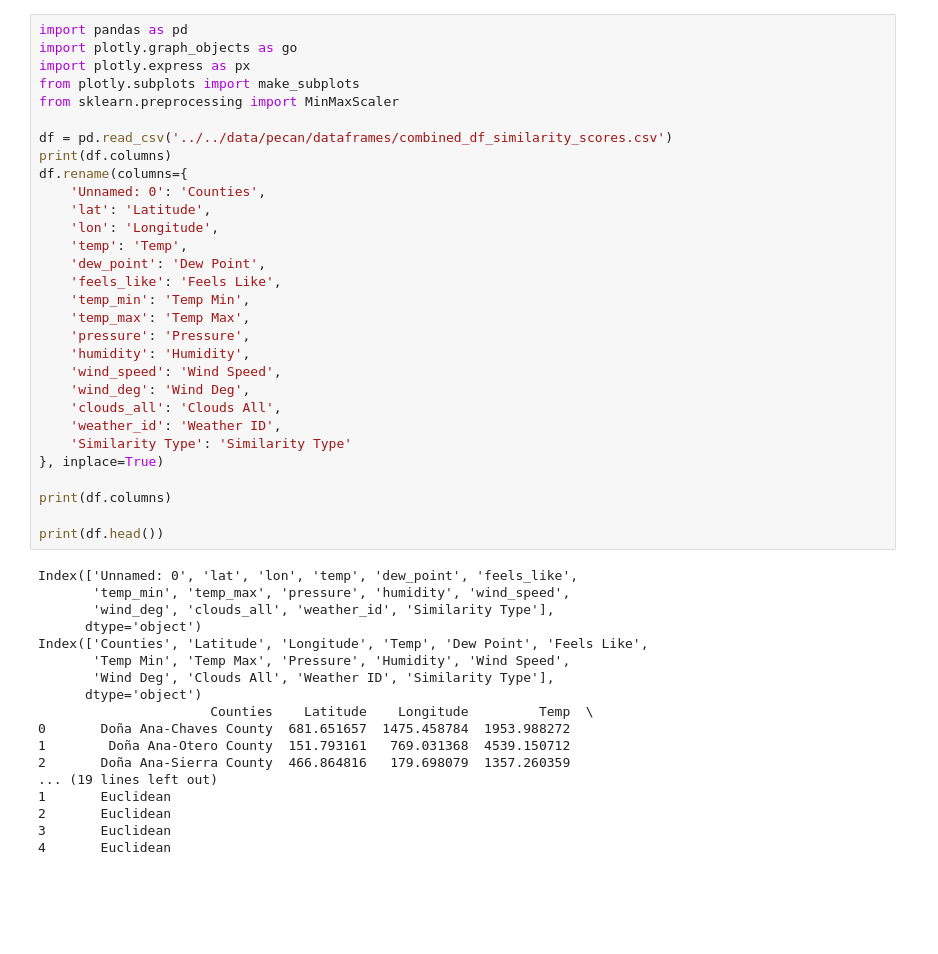
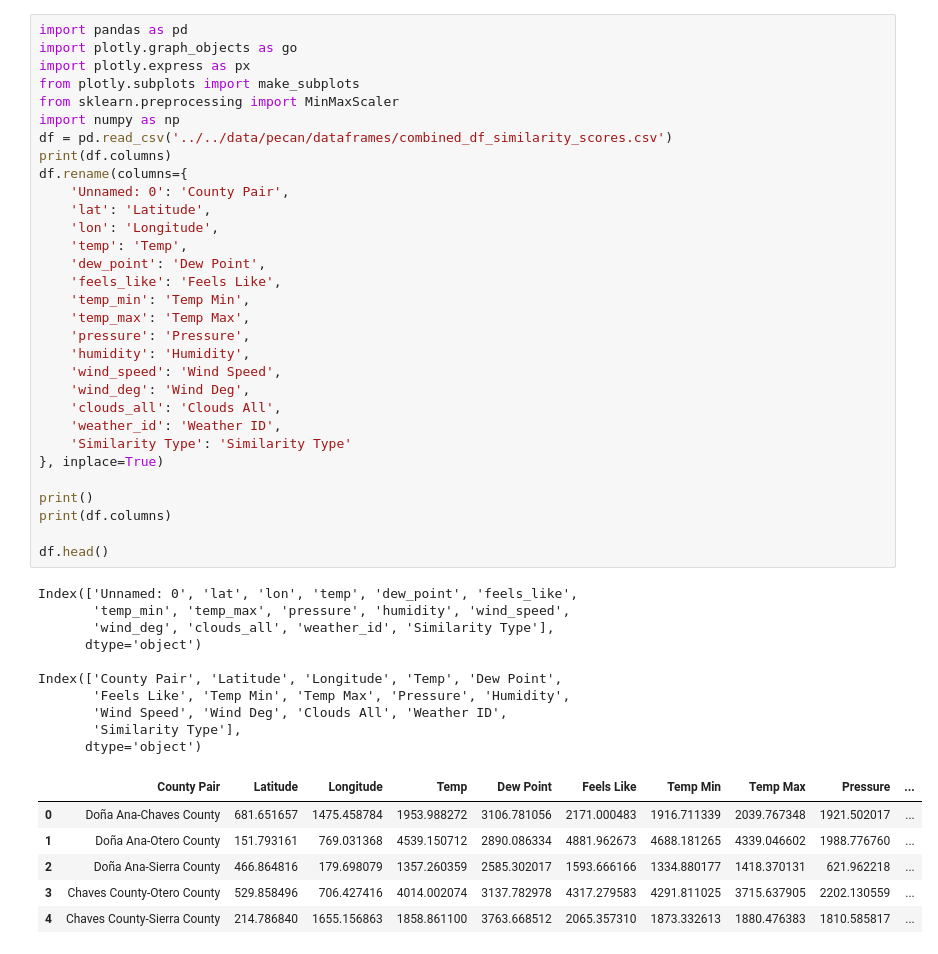
Before and after one commit to LeifHuenderML/interpolate, a Jupyter notebook: src/data_visualization/pecan_yield_sim_heatmap_visualization.ipynb, the cells around one changed output. Saved outputs shown, nothing was run; the diff lists cells and outputs as text; blank space fills up the shorter version.

```diff
--- a/src/data_visualization/pecan_yield_sim_heatmap_visualization.ipynb
+++ b/src/data_visualization/pecan_yield_sim_heatmap_visualization.ipynb
@@ -4,45 +4,45 @@ import plotly.graph_objects as go
 import plotly.express as px
 from plotly.subplots import make_subplots
 from sklearn.preprocessing import MinMaxScaler
-
+import numpy as np
 df = pd.read_csv('../../data/pecan/dataframes/combined_df_similarity_scores.csv')
 print(df.columns)
 df.rename(columns={
-    'Unnamed: 0': 'Counties',
+    'Unnamed: 0': 'County Pair',
     'lat': 'Latitude',
     'lon': 'Longitude',
     'temp': 'Temp',
     'dew_point': 'Dew Point',
     'feels_like': 'Feels Like',
     'temp_min': 'Temp Min',
     'temp_max': 'Temp Max',
     'pressure': 'Pressure',
     'humidity': 'Humidity',
     'wind_speed': 'Wind Speed',
     'wind_deg': 'Wind Deg',
     'clouds_all': 'Clouds All',
     'weather_id': 'Weather ID',
     'Similarity Type': 'Similarity Type'
 }, inplace=True)
 
+print()
 print(df.columns)
 
-print(df.head())
+df.head()
 # %% [output]
 Index(['Unnamed: 0', 'lat', 'lon', 'temp', 'dew_point', 'feels_like',
        'temp_min', 'temp_max', 'pressure', 'humidity', 'wind_speed',
        'wind_deg', 'clouds_all', 'weather_id', 'Similarity Type'],
       dtype='object')
-Index(['Counties', 'Latitude', 'Longitude', 'Temp', 'Dew Point', 'Feels Like',
-       'Temp Min', 'Temp Max', 'Pressure', 'Humidity', 'Wind Speed',
-       'Wind Deg', 'Clouds All', 'Weather ID', 'Similarity Type'],
+
+Index(['County Pair', 'Latitude', 'Longitude', 'Temp', 'Dew Point',
+       'Feels Like', 'Temp Min', 'Temp Max', 'Pressure', 'Humidity',
+       'Wind Speed', 'Wind Deg', 'Clouds All', 'Weather ID',
+       'Similarity Type'],
       dtype='object')
-                      Counties    Latitude    Longitude         Temp  \
-0       Doña Ana-Chaves County  681.651657  1475.458784  1953.988272
-1        Doña Ana-Otero County  151.793161   769.031368  4539.150712
-2       Doña Ana-Sierra County  466.864816   179.698079  1357.260359
-... (19 lines left out)
-1       Euclidean
-2       Euclidean
-3       Euclidean
-4       Euclidean
+|  | County Pair | Latitude | Longitude | Temp | Dew Point | Feels Like | Temp Min | Temp Max | Pressure | ... |
+| 0 | Doña Ana-Chaves County | 681.651657 | 1475.458784 | 1953.988272 | 3106.781056 | 2171.000483 | 1916.711339 | 2039.767348 | 1921.502017 | ... |
+| 1 | Doña Ana-Otero County | 151.793161 | 769.031368 | 4539.150712 | 2890.086334 | 4881.962673 | 4688.181265 | 4339.046602 | 1988.776760 | ... |
+| 2 | Doña Ana-Sierra County | 466.864816 | 179.698079 | 1357.260359 | 2585.302017 | 1593.666166 | 1334.880177 | 1418.370131 | 621.962218 | ... |
+| 3 | Chaves County-Otero County | 529.858496 | 706.427416 | 4014.002074 | 3137.782978 | 4317.279583 | 4291.811025 | 3715.637905 | 2202.130559 | ... |
+| 4 | Chaves County-Sierra County | 214.786840 | 1655.156863 | 1858.861100 | 3763.668512 | 2065.357310 | 1873.332613 | 1880.476383 | 1810.585817 | ... |
```
Also changed, not shown: parts of 3 cells of this notebook, 11 other files.
